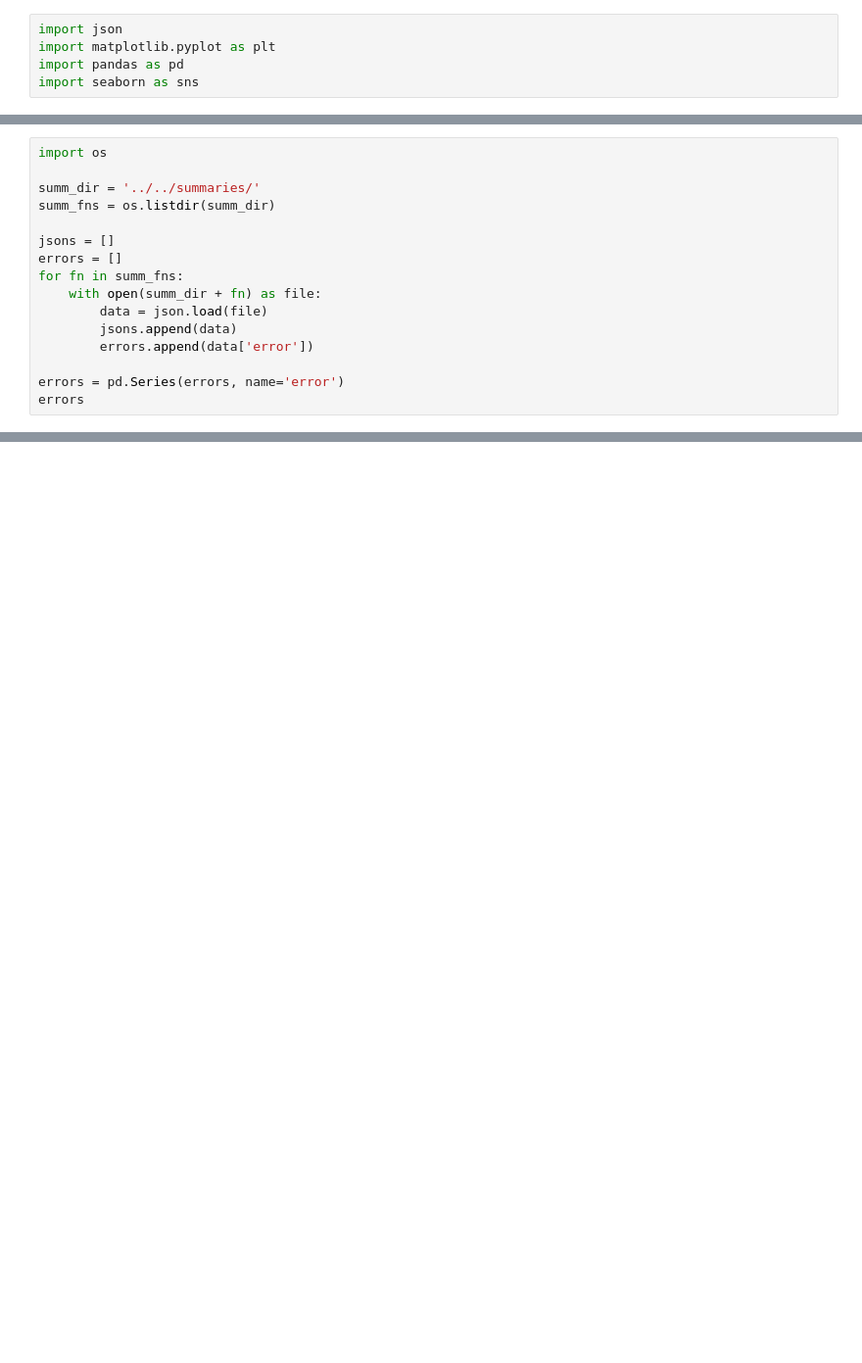
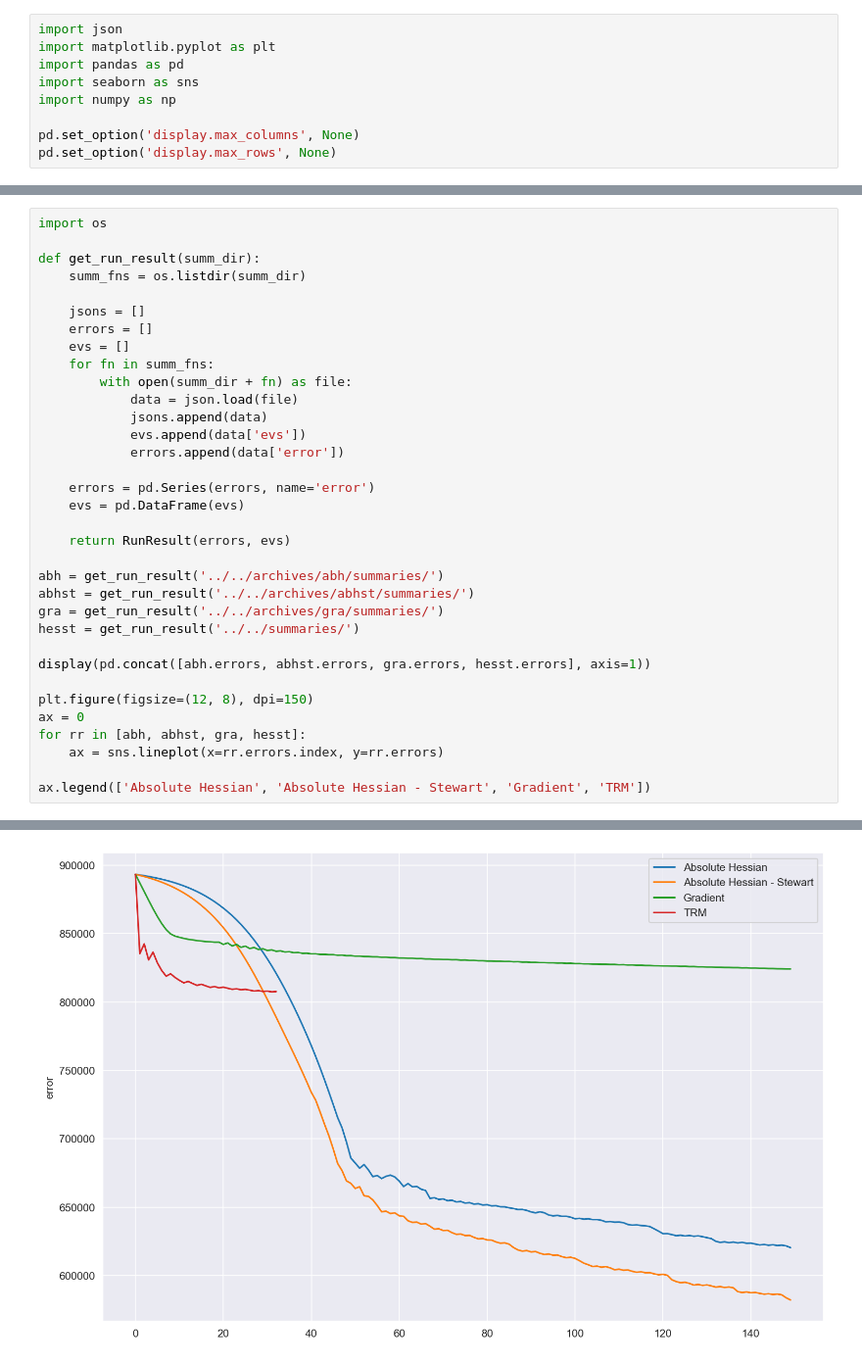
Before and after one commit to BluSteve/STYau122, a Jupyter notebook: python/styau/Analysis.ipynb, the cells around one changed output, grey strips where cells are left out. Shown at 98% size. Cells and saved outputs as stored; diff of their text form; blank space fills up the shorter version.

```diff
--- a/python/styau/Analysis.ipynb
+++ b/python/styau/Analysis.ipynb
@@ -3,3 +3,7 @@ import json
 import matplotlib.pyplot as plt
 import pandas as pd
 import seaborn as sns
+import numpy as np
+
+pd.set_option('display.max_columns', None)
+pd.set_option('display.max_rows', None)
@@ -6,17 +15,35 @@ import seaborn as sns
 # %%
 import os
 
-summ_dir = '../../summaries/'
-summ_fns = os.listdir(summ_dir)
+def get_run_result(summ_dir):
+    summ_fns = os.listdir(summ_dir)
 
-jsons = []
-errors = []
-for fn in summ_fns:
-    with open(summ_dir + fn) as file:
-        data = json.load(file)
-        jsons.append(data)
-        errors.append(data['error'])
+    jsons = []
+    errors = []
+    evs = []
+    for fn in summ_fns:
+        with open(summ_dir + fn) as file:
+            data = json.load(file)
+            jsons.append(data)
+            evs.append(data['evs'])
+            errors.append(data['error'])
 
-errors = pd.Series(errors, name='error')
-errors
+    errors = pd.Series(errors, name='error')
+    evs = pd.DataFrame(evs)
+
+    return RunResult(errors, evs)
+
+abh = get_run_result('../../archives/abh/summaries/')
+abhst = get_run_result('../../archives/abhst/summaries/')
+gra = get_run_result('../../archives/gra/summaries/')
+hesst = get_run_result('../../summaries/')
+
+display(pd.concat([abh.errors, abhst.errors, gra.errors, hesst.errors], axis=1))
+
+plt.figure(figsize=(12, 8), dpi=150)
+ax = 0
+for rr in [abh, abhst, gra, hesst]:
+    ax = sns.lineplot(x=rr.errors.index, y=rr.errors)
+
+ax.legend(['Absolute Hessian', 'Absolute Hessian - Stewart', 'Gradient', 'TRM'])
 # %% [output]
@@ -39,0 +68 @@ Name: error, dtype: float64
+[figure, added]
```
Also changed, not shown: parts of 6 cells of this notebook, 3 other files.
